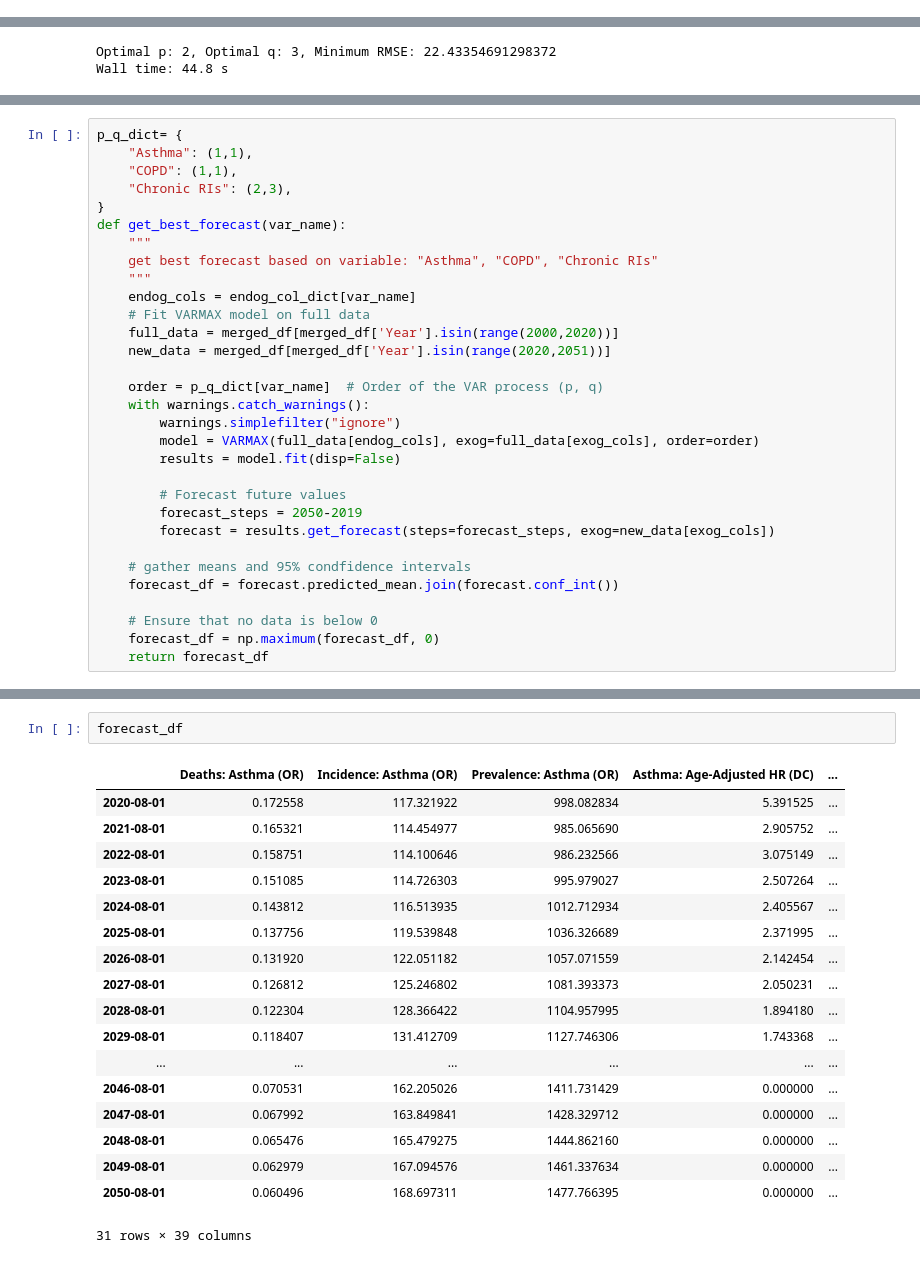
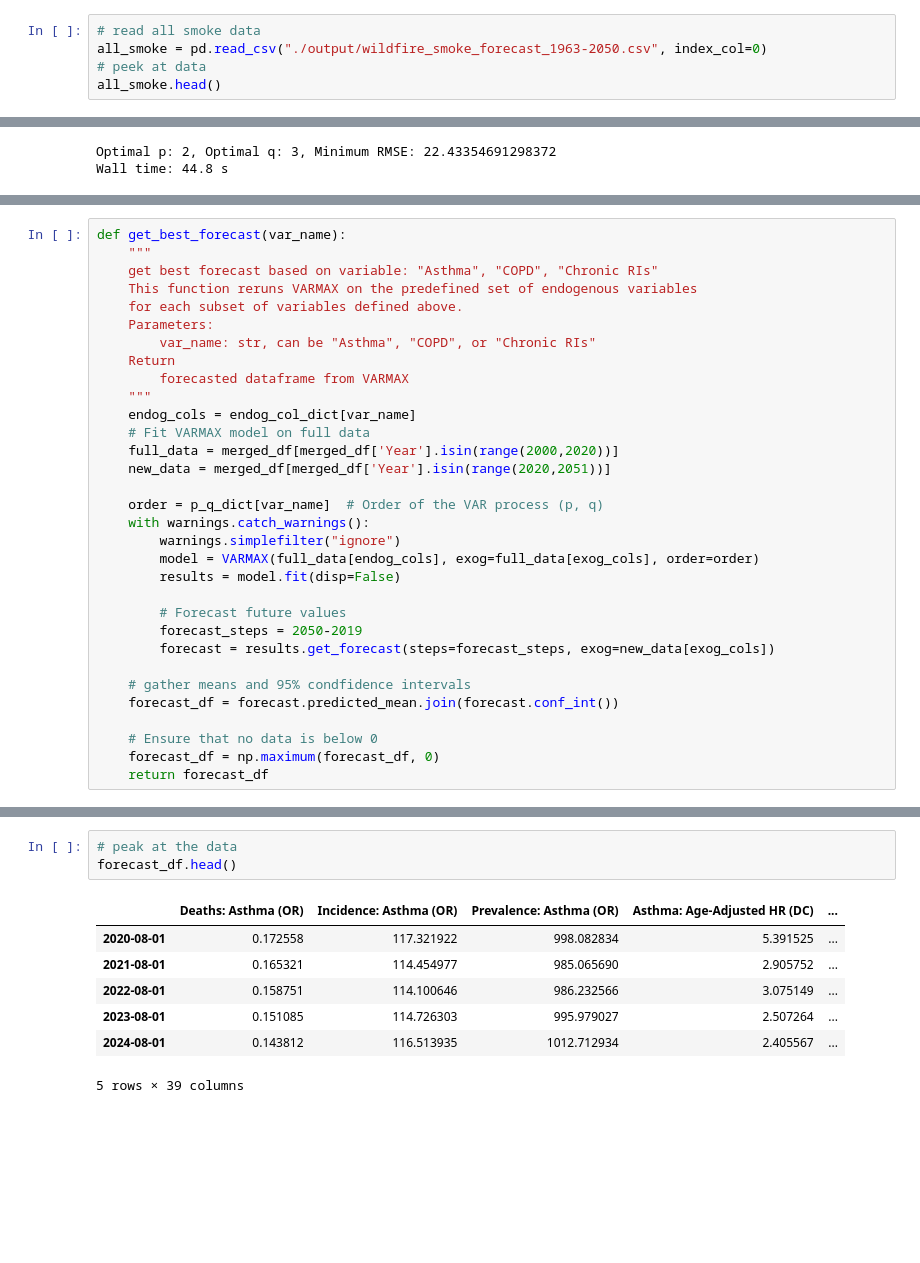
Before and after one commit to yashmanne/Wildfire-Analysis, a Jupyter notebook: Extension-HospitalizationModeling.ipynb, the cells around one changed output, grey strips where cells are left out. Drawn from its saved outputs; the diff is of its cells as text; blank space fills up the shorter version.

```diff
--- a/Extension-HospitalizationModeling.ipynb
+++ b/Extension-HospitalizationModeling.ipynb
@@ -205,0 +142,5 @@ all_smoke.head()
+# %%
+# read all smoke data
+all_smoke = pd.read_csv("./output/wildfire_smoke_forecast_1963-2050.csv", index_col=0)
+# peek at data
+all_smoke.head()
@@ -330,12 +311,13 @@ Wall time: 44.8 s
 # %%
-p_q_dict= {
-    "Asthma": (1,1),
-    "COPD": (1,1),
-    "Chronic RIs": (2,3),
-}
 def get_best_forecast(var_name):
     """
     get best forecast based on variable: "Asthma", "COPD", "Chronic RIs"
+    This function reruns VARMAX on the predefined set of endogenous variables
+    for each subset of variables defined above.
+    Parameters:
+        var_name: str, can be "Asthma", "COPD", or "Chronic RIs"
+    Return
+        forecasted dataframe from VARMAX
     """
     endog_cols = endog_col_dict[var_name]
     # Fit VARMAX model on full data
@@ -371,21 +353,11 @@ Wall time: 3.9 s
 # %%
-forecast_df
+# peak at the data
+forecast_df.head()
 # %% [output]
 |  | Deaths: Asthma (OR) | Incidence: Asthma (OR) | Prevalence: Asthma (OR) | Asthma: Age-Adjusted HR (DC) | ... |
 | 2020-08-01 | 0.172558 | 117.321922 | 998.082834 | 5.391525 | ... |
 | 2021-08-01 | 0.165321 | 114.454977 | 985.065690 | 2.905752 | ... |
 | 2022-08-01 | 0.158751 | 114.100646 | 986.232566 | 3.075149 | ... |
 | 2023-08-01 | 0.151085 | 114.726303 | 995.979027 | 2.507264 | ... |
 | 2024-08-01 | 0.143812 | 116.513935 | 1012.712934 | 2.405567 | ... |
-| 2025-08-01 | 0.137756 | 119.539848 | 1036.326689 | 2.371995 | ... |
-| 2026-08-01 | 0.131920 | 122.051182 | 1057.071559 | 2.142454 | ... |
-| 2027-08-01 | 0.126812 | 125.246802 | 1081.393373 | 2.050231 | ... |
-| 2028-08-01 | 0.122304 | 128.366422 | 1104.957995 | 1.894180 | ... |
-| 2029-08-01 | 0.118407 | 131.412709 | 1127.746306 | 1.743368 | ... |
-| ... | ... | ... | ... | ... | ... |
-| 2046-08-01 | 0.070531 | 162.205026 | 1411.731429 | 0.000000 | ... |
-| 2047-08-01 | 0.067992 | 163.849841 | 1428.329712 | 0.000000 | ... |
-| 2048-08-01 | 0.065476 | 165.479275 | 1444.862160 | 0.000000 | ... |
-| 2049-08-01 | 0.062979 | 167.094576 | 1461.337634 | 0.000000 | ... |
-| 2050-08-01 | 0.060496 | 168.697311 | 1477.766395 | 0.000000 | ... |
-31 rows × 39 columns
+5 rows × 39 columns
```
Also changed, not shown: parts of 43 cells of this notebook, 12 other files.
